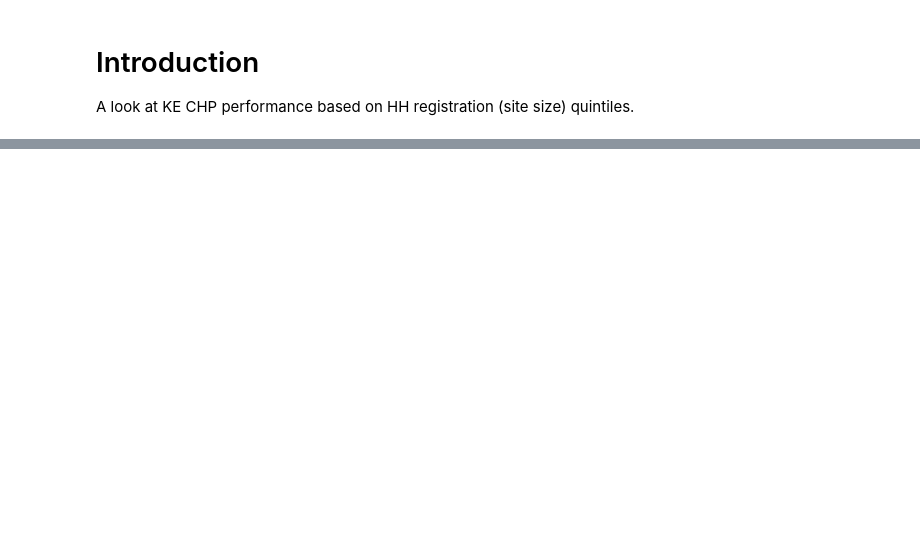
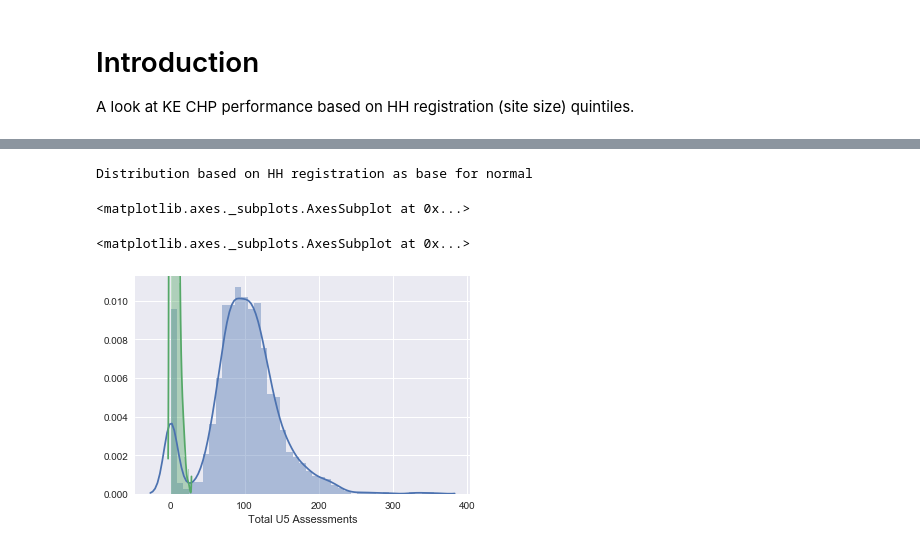
Before and after one commit to bilha-analytics/darasa, a Jupyter notebook: from_R_to_Py/KE Performance - HH Quintiles Based.ipynb, the cells around one changed output, grey strips where cells are left out. Saved outputs shown, nothing was run; the diff lists cells and outputs as text; code cells hidden in the pictures; blank space fills up the shorter version.

```diff
--- a/from_R_to_Py/KE Performance - HH Quintiles Based.ipynb
+++ b/from_R_to_Py/KE Performance - HH Quintiles Based.ipynb
@@ -83,5 +16,4 @@ def quintilize(dtset, col, nbGrpz=5, labelzPrefix="Quint"):
 # %%
-
 ## themes | variable - outcome mapping
 argz_Units = ["CHP ID", "Households Registered"]
 argz_Ops = [ "Sales", "Community Events"]
@@ -96,10 +28,23 @@ argz_EPMs = ["Households Registered", "Sales", "Community Events", "Total U5 Ass
 ## Additional Columns
 dataset["Country"] = "KE"
 #dataset["HHQuintiles"] = pd.qcut( dataset["Households Registered"], 5, labels=["HH_Quint_1", "HH_Quint_2", "HH_Quint_3", "HH_Quint_4", "HH_Quint_5"])
-dnul = pd.Series( ["Total U5 Assessments"]).apply( lambda x: quintilize(dataset, x))
+dnul = pd.Series( ["Households Registered"]).apply( lambda x: quintilize(dataset, x, labelzPrefix="HH_Quints" ) )
 
-dataset["Pct_Assessments_U1_in_U5"] = dataset["Total U1 Assessments"] / dataset["Total U5 Assessments"]
-dataset["Pct_Treatments_U1_in_U5"] = dataset["Total U1 Treatments"] / dataset["Total U5 Treatments"]
+dataset["Pct_Assessments_U1_in_U5"] = np.nan_to_num( dataset["Total U1 Assessments"] / dataset["Total U5 Assessments"] )
+dataset["Pct_Treatments_U1_in_U5"] = np.nan_to_num( dataset["Total U1 Treatments"] / dataset["Total U5 Treatments"]  )
+dataset["Pct_U5Malaria_in_U5"] = np.nan_to_num( dataset["U5 Malaria"] / dataset["Total U5 Assessments"] )
+dataset["Pct_U5Diarrhoea_in_U5"] = np.nan_to_num( dataset["U5 Diarrhea"] / dataset["Total U5 Assessments"] )
+dataset["Pct_U5Pneumonia_in_U5"] = np.nan_to_num( dataset["U5 Pneumonia"] / dataset["Total U5 Assessments"] )
+dataset["Pct_U5Malaria_in_All"] = np.nan_to_num( dataset["U5 Malaria"] / dataset["All Malaria Assessments"] )
 
+dataset["Pct_Treated_in_Assessed_U5"] = np.nan_to_num( dataset["Total U5 Treatments"] / dataset["Total U5 Assessments"] )
+dataset["Pct_Ontime_Refferal_U5"] = np.nan_to_num( dataset["On Time Referral f/u Treatment U5"] / dataset["Total U5 Assessments"] )
+dataset["Pct_TreatedMalaria_in_All"] = np.nan_to_num( dataset["All Malaria Treatments"] / dataset["All Malaria Assessments"] )
+
+dataset["Ratio_mRDT_to_ACT"] = np.nan_to_num( dataset["mRDT Used"] / dataset["Act 6pack Issue"] )
+
+dataset.replace([np.inf, -np.inf], 0, inplace=True)
+
+print( " The variables")
 dataset.dtypes
 # %% [output]
@@ -122,0 +114,12 @@ for i in range(5):
+# %%
+print( "Distribution based on HH registration as base for normal")
+#distributionz(dataset, ["Households Registered", "Total U5 Assessments"], "Quints_Households Registered")
+# %% [output]
+Distribution based on HH registration as base for normal
+# %%
+sns.distplot( dataset["Households Registered"])
+sns.distplot( dataset["Total U5 Assessments"])
+# %% [output]
+<matplotlib.axes._subplots.AxesSubplot at 0x...>
+<matplotlib.axes._subplots.AxesSubplot at 0x...>
+[figure, added]
```
Also changed, not shown: parts of 12 cells of this notebook, 2 other files.
